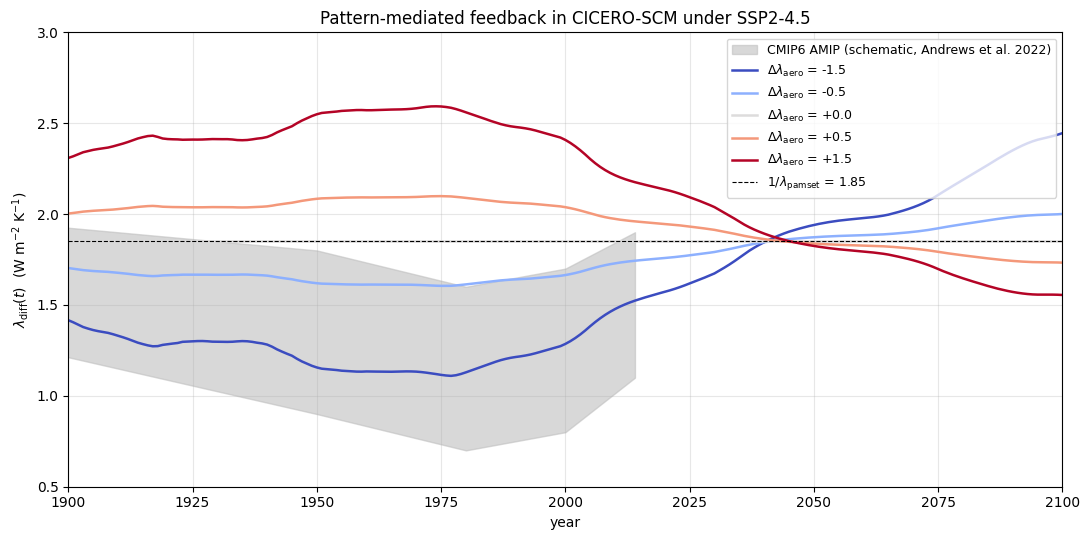
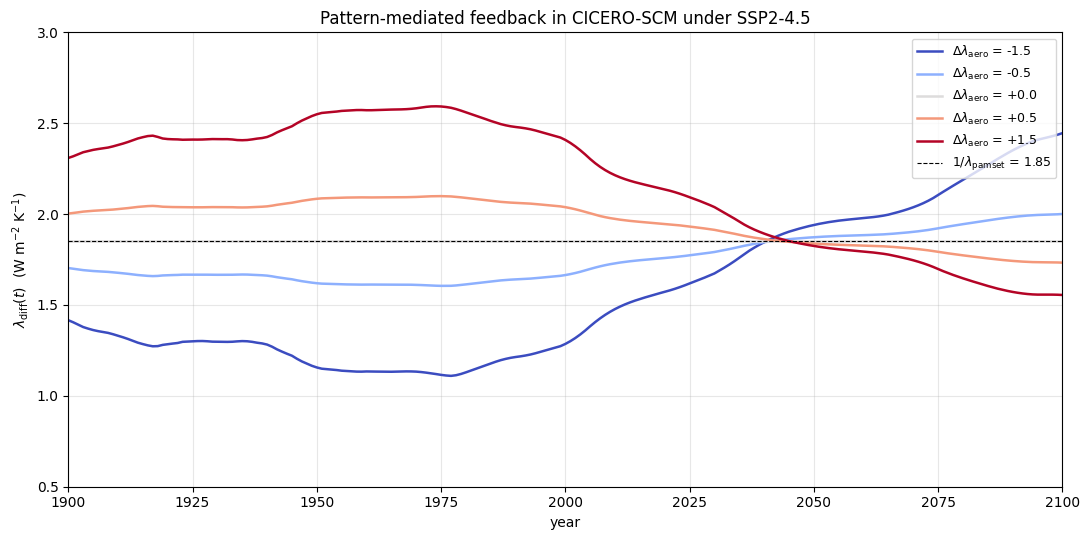
Code edit (unified diff) that turned the first committed figure into the second:
--- before
+++ after
@@ -1,9 +1,5 @@
 fig, ax = plt.subplots(figsize=(11, 5.5))
 
-ref_years = np.array([1870, 1950, 1980, 2000, 2014])
-ref_lo    = np.array([1.4,  0.9,  0.7,  0.8,  1.1])
-ref_hi    = np.array([2.0,  1.8,  1.6,  1.7,  1.9])
-ax.fill_between(ref_years, ref_lo, ref_hi, color='0.75', alpha=0.6,
-                label='CMIP6 AMIP (schematic, Andrews et al. 2022)')
+
 
 cmap = plt.get_cmap('coolwarm')

Commit: clean up